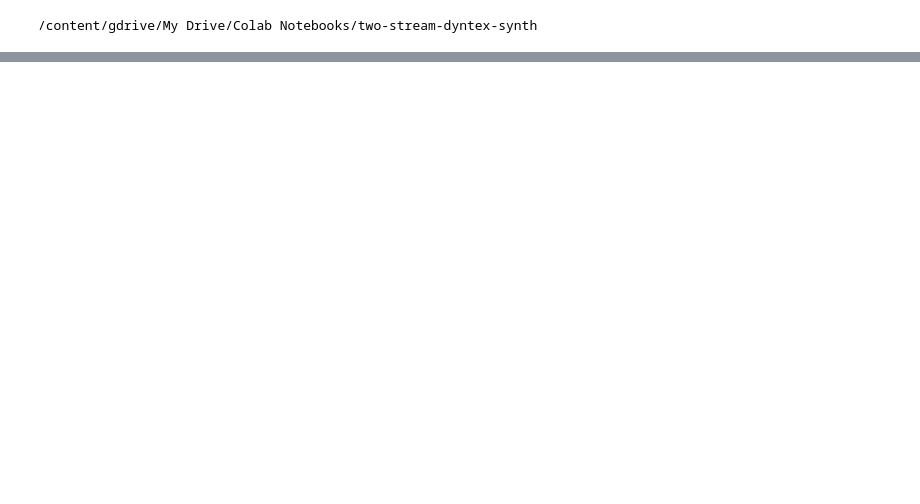
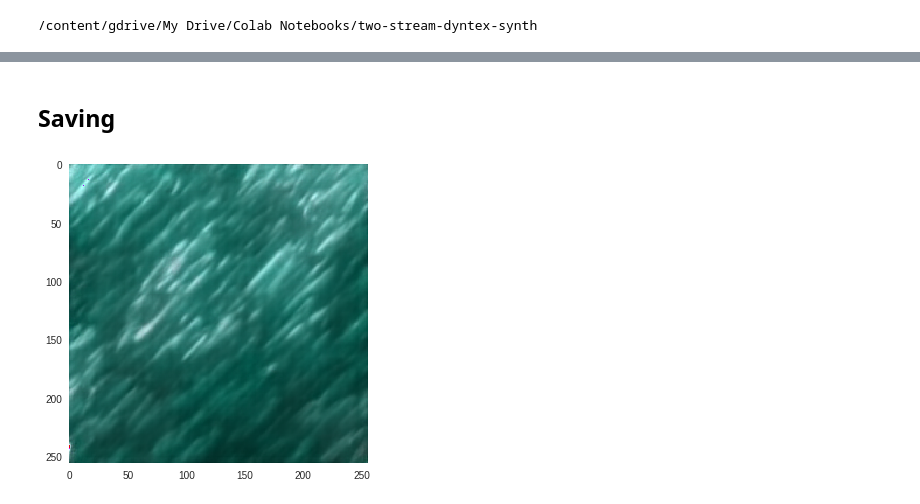
Before and after one commit to blufzzz/Dynamic-Textures-Autoregression, a Jupyter notebook: 3D_CNN_Video_AR.ipynb, the cells around one changed output, grey strips where cells are left out. Drawn from its saved outputs; the diff is of its cells as text; code cells hidden in the pictures; blank space fills up the shorter version.

```diff
--- a/3D_CNN_Video_AR.ipynb
+++ b/3D_CNN_Video_AR.ipynb
@@ -168,0 +252,7 @@ plt.plot(range(len(losses)), losses)
+# %%
+texture_type = 'fishes'
+# %%
+
+model = CNN3D()
+model.load_state_dict(torch.load('../{}.pt'.format(texture_type)))
+model = model.cuda()
@@ -168,0 +261,40 @@ plt.plot(range(len(losses)), losses)
+# %%
+fold = './data/dynamic_textures/{}/'.format(texture_type)
+
+target_seq_len = 6
+seq_len = 50
+path_target = fold
+
+names = sorted(os.listdir(fold))[:-6]
+
+imgs = [imgs_tensor for imgs_tensor, y in get_seq(path_target, target_seq_len)][-1]
+imgs = imgs.cuda()
+
+generated_imgs = []
+
+for i in range(seq_len):
+
+  new_img = model(imgs)
+
+  generated_imgs += [deprocess(new_img)]
+  imgs = torch.cat([imgs[:,:,list(range(target_seq_len - 1)),:,:,], new_img.view(1,3,1,256,256)], 2).cuda()
+# %% [markdown]
+## Saving
+# %%
+fold_save = './{}0/'.format(texture_type)
+
+while os.path.isdir(fold_save):
+
+  number = int(re.findall('\d+',fold_save)[-1]) + 1
+
+  fold_save = './{}/'.format(texture_type + str(number))
+
+os.mkdir(fold_save)
+
+for i,img in enumerate(generated_imgs):
+
+  plt.imshow(img)
+  plt.grid(False)
+  plt.imsave(fold_save + '{}.jpg'.format(i), img)
+# %% [output]
+[figure, added]
```
Also changed, not shown: parts of 14 cells of this notebook.
